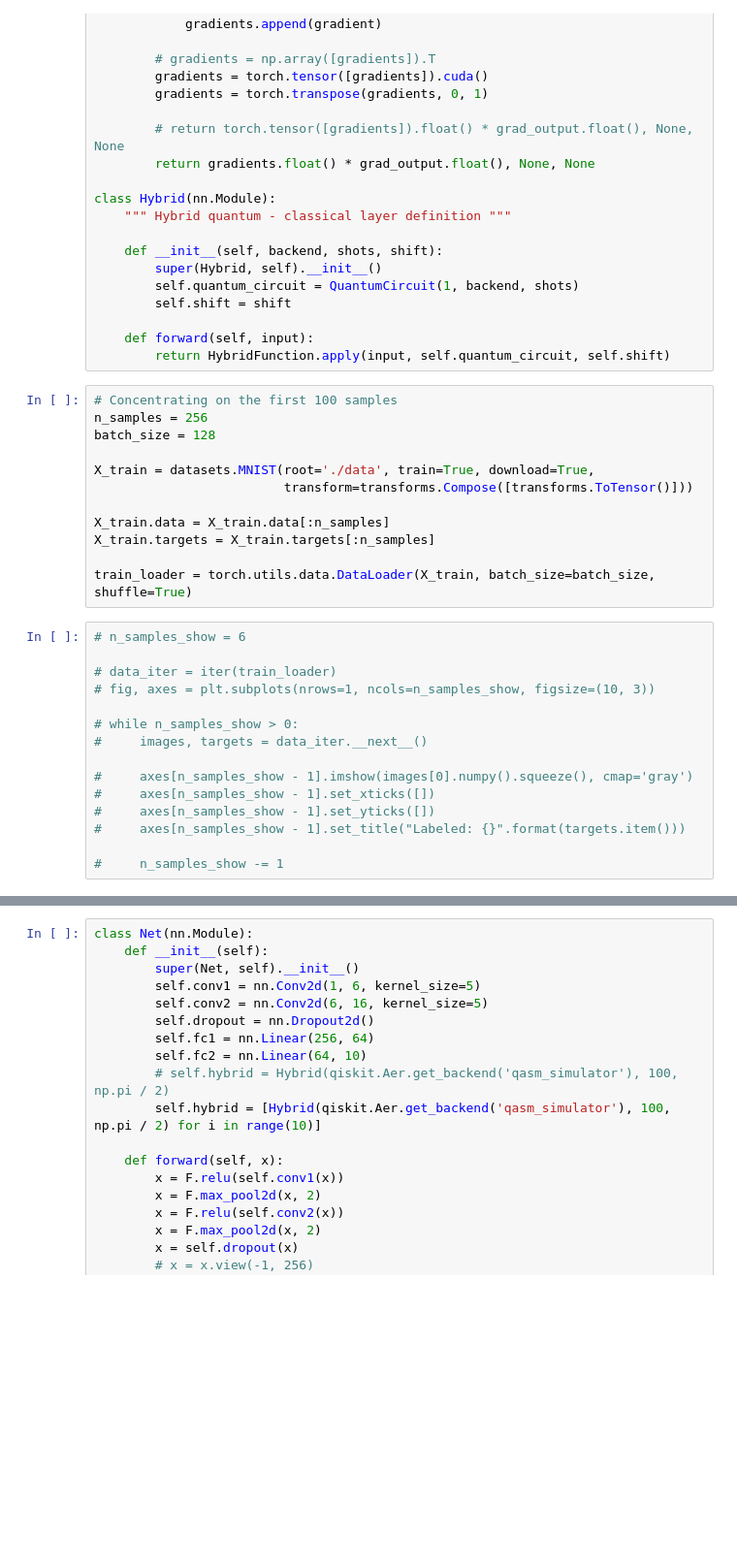
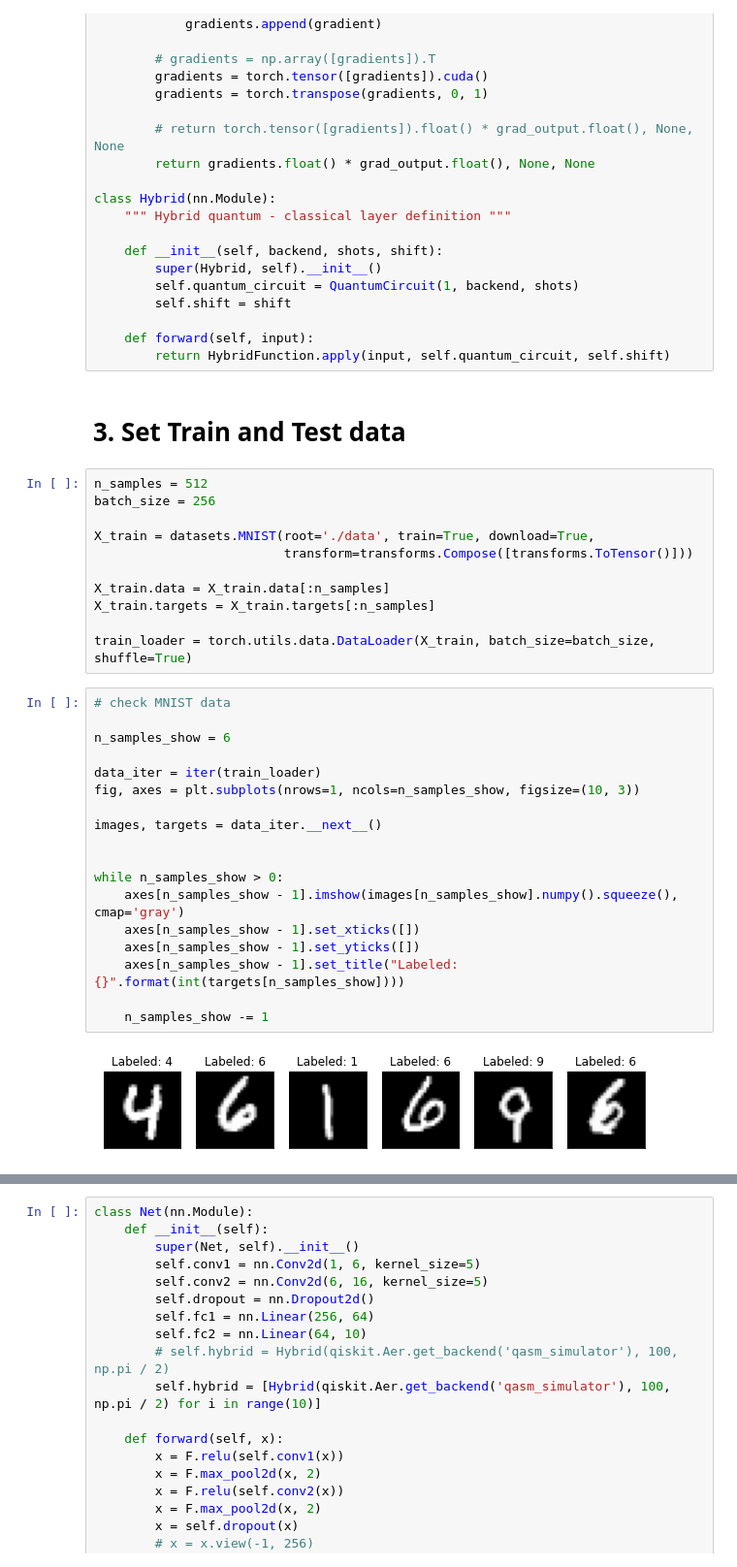
Before and after one commit to yh08037/quantum-neural-network, a Jupyter notebook: model1-fc/fc_gpu.ipynb, the cells around one changed output, grey strips where cells are left out. Shown at 97% size. Drawn from its saved outputs; the diff is of its cells as text; blank space fills up the shorter version.

```diff
--- a/model1-fc/fc_gpu.ipynb
+++ b/model1-fc/fc_gpu.ipynb
@@ -128,10 +149,11 @@ class Hybrid(nn.Module):
 
     def forward(self, input):
         return HybridFunction.apply(input, self.quantum_circuit, self.shift)
+# %% [markdown]
+# 3. Set Train and Test data
 # %%
-# Concentrating on the first 100 samples
-n_samples = 256
-batch_size = 128
+n_samples = 512
+batch_size = 256
 
 X_train = datasets.MNIST(root='./data', train=True, download=True,
                          transform=transforms.Compose([transforms.ToTensor()]))
@@ -141,18 +163,23 @@ X_train.targets = X_train.targets[:n_samples]
 
 train_loader = torch.utils.data.DataLoader(X_train, batch_size=batch_size, shuffle=True)
 # %%
-# n_samples_show = 6
+# check MNIST data
 
-# data_iter = iter(train_loader)
-# fig, axes = plt.subplots(nrows=1, ncols=n_samples_show, figsize=(10, 3))
+n_samples_show = 6
 
-# while n_samples_show > 0:
-#     images, targets = data_iter.__next__()
+data_iter = iter(train_loader)
+fig, axes = plt.subplots(nrows=1, ncols=n_samples_show, figsize=(10, 3))
 
-#     axes[n_samples_show - 1].imshow(images[0].numpy().squeeze(), cmap='gray')
-#     axes[n_samples_show - 1].set_xticks([])
-#     axes[n_samples_show - 1].set_yticks([])
-#     axes[n_samples_show - 1].set_title("Labeled: {}".format(targets.item()))
+images, targets = data_iter.__next__()
 
-#     n_samples_show -= 1
+
+while n_samples_show > 0:
+    axes[n_samples_show - 1].imshow(images[n_samples_show].numpy().squeeze(), cmap='gray')
+    axes[n_samples_show - 1].set_xticks([])
+    axes[n_samples_show - 1].set_yticks([])
+    axes[n_samples_show - 1].set_title("Labeled: {}".format(int(targets[n_samples_show])))
+
+    n_samples_show -= 1
+# %% [output]
+[figure, added]
 # %%
```
Also changed, not shown: parts of 12 cells of this notebook.
